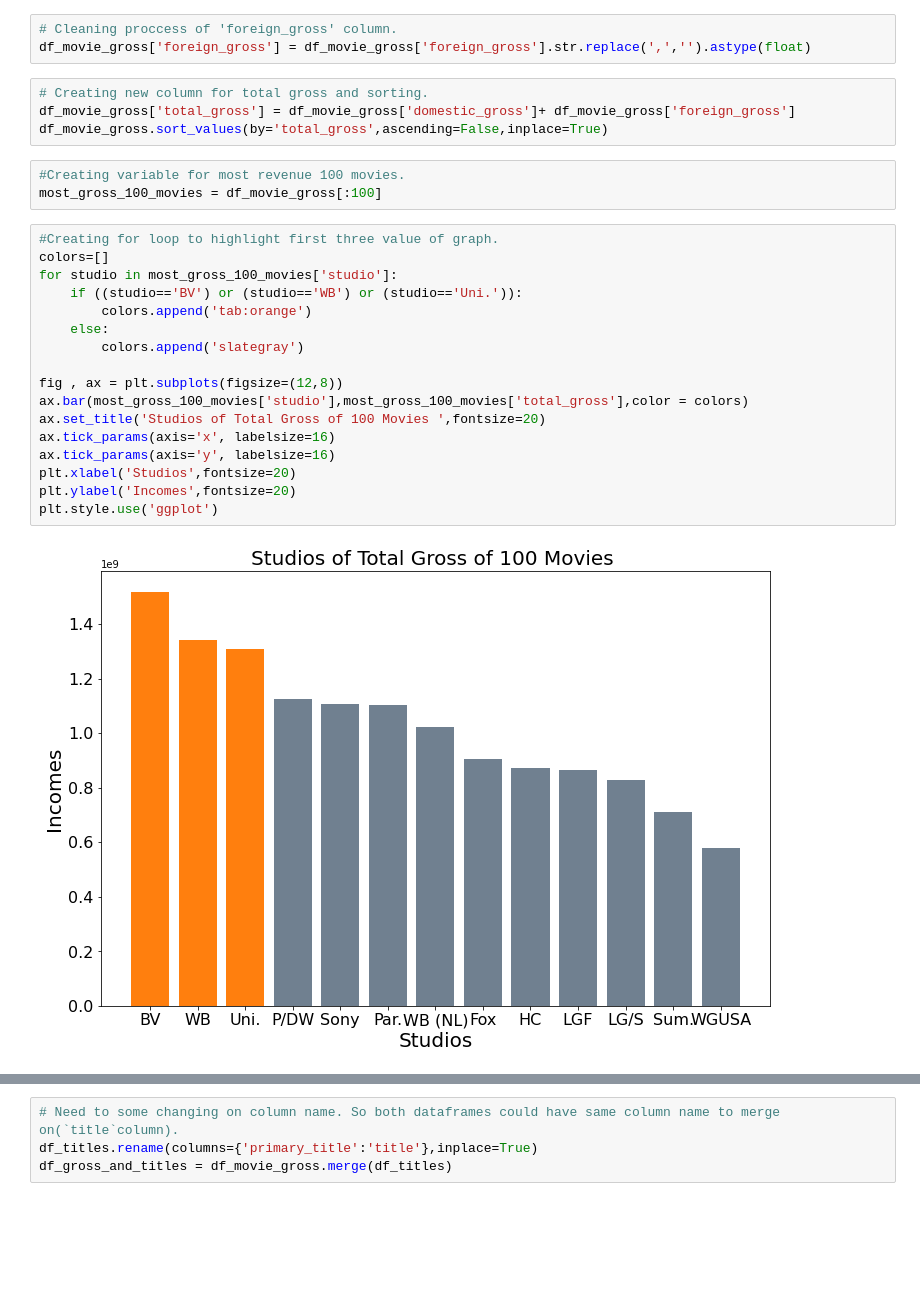
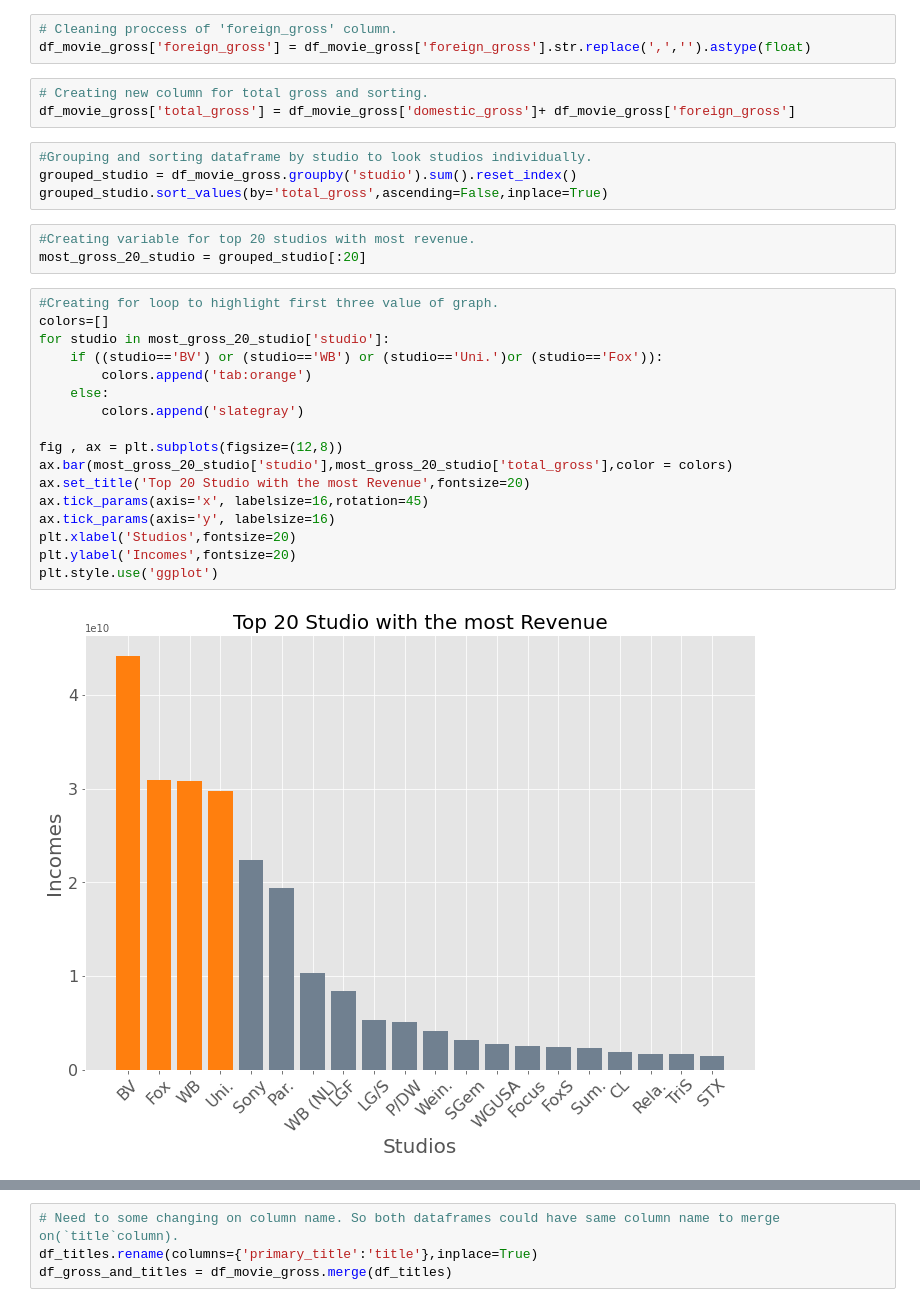
Before and after one commit to artificial126/dsc-phase-1-project, a Jupyter notebook: student.ipynb, the cells around one changed output, grey strips where cells are left out. Saved outputs shown, nothing was run; the diff lists cells and outputs as text; blank space fills up the shorter version.

```diff
--- a/student.ipynb
+++ b/student.ipynb
@@ -183,29 +185,32 @@ df_movie_gross['foreign_gross'] = df_movie_gross['foreign_gross'].str.replace(',
 # %%
 # Creating new column for total gross and sorting.
 df_movie_gross['total_gross'] = df_movie_gross['domestic_gross']+ df_movie_gross['foreign_gross']
-df_movie_gross.sort_values(by='total_gross',ascending=False,inplace=True)
+# %%
+#Grouping and sorting dataframe by studio to look studios individually.
+grouped_studio = df_movie_gross.groupby('studio').sum().reset_index()
+grouped_studio.sort_values(by='total_gross',ascending=False,inplace=True)
 # %%
-#Creating variable for most revenue 100 movies.
-most_gross_100_movies = df_movie_gross[:100]
+#Creating variable for top 20 studios with most revenue.
+most_gross_20_studio = grouped_studio[:20]
 # %%
 #Creating for loop to highlight first three value of graph.
 colors=[]
-for studio in most_gross_100_movies['studio']:
-    if ((studio=='BV') or (studio=='WB') or (studio=='Uni.')):
+for studio in most_gross_20_studio['studio']:
+    if ((studio=='BV') or (studio=='WB') or (studio=='Uni.')or (studio=='Fox')):
         colors.append('tab:orange')
     else:
         colors.append('slategray')
 
 fig , ax = plt.subplots(figsize=(12,8))
-ax.bar(most_gross_100_movies['studio'],most_gross_100_movies['total_gross'],color = colors)
-ax.set_title('Studios of Total Gross of 100 Movies ',fontsize=20)
-ax.tick_params(axis='x', labelsize=16)
+ax.bar(most_gross_20_studio['studio'],most_gross_20_studio['total_gross'],color = colors)
+ax.set_title('Top 20 Studio with the most Revenue',fontsize=20)
+ax.tick_params(axis='x', labelsize=16,rotation=45)
 ax.tick_params(axis='y', labelsize=16)
 plt.xlabel('Studios',fontsize=20)
 plt.ylabel('Incomes',fontsize=20)
 plt.style.use('ggplot')
 # %% [output]
-[figure, old version]
+[figure, new version]
 # %%
 #Merging to dataframe to look studio and popularity and sorting by popularity.
 df_popularity = df_movie_gross.merge(df_movies)
```
Also changed, not shown: parts of 11 cells of this notebook, 1 other file.
